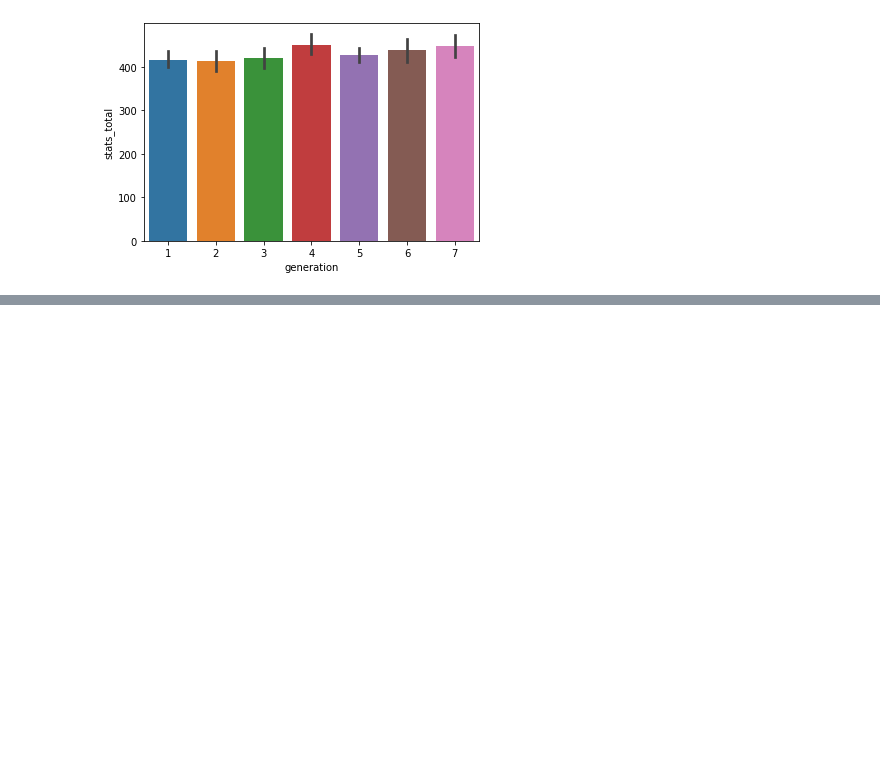
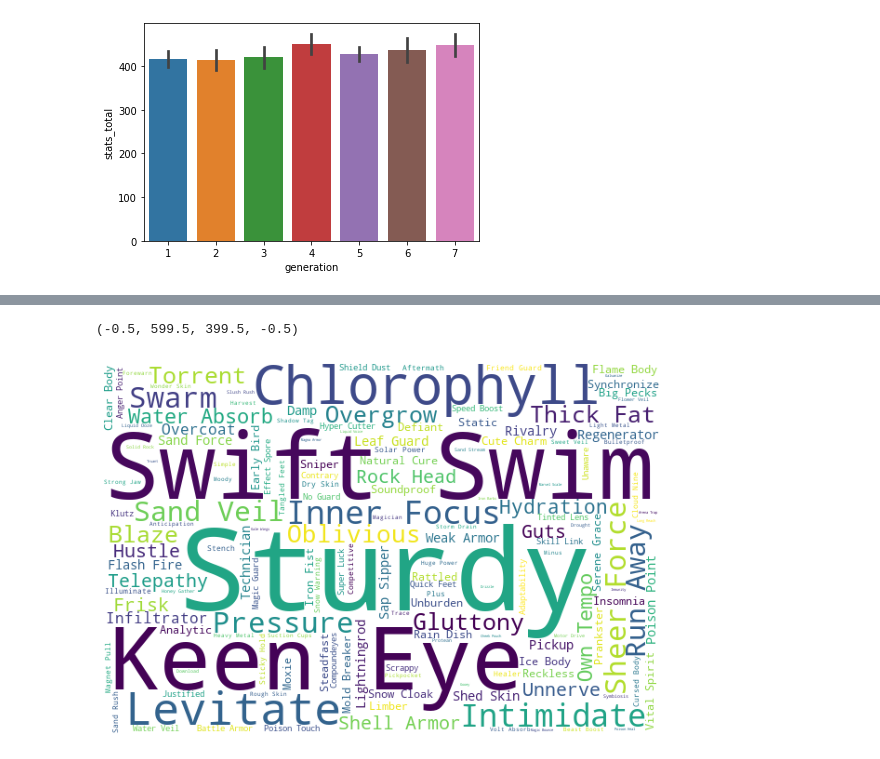
Before and after one commit to Dryluigi/pokemon-eda, a Jupyter notebook: Pokemon EDA.ipynb, the cells around one changed output, grey strips where cells are left out. Drawn from its saved outputs; the diff is of its cells as text; code cells hidden in the pictures; blank space fills up the shorter version.

```diff
--- a/Pokemon EDA.ipynb
+++ b/Pokemon EDA.ipynb
@@ -257,0 +360,6 @@ sns.histplot(data=df['base_egg_steps'])
+# %%
+df.at[773, 'capture_rate'] = 30
+
+df['capture_rate'] = pd.to_numeric(df['capture_rate'])
+
+df['capture_rate'].describe()
@@ -467,0 +656,22 @@ sns.barplot(data=df, x='generation', y='stats_total')
+# %%
+from collections import Counter
+
+def cleanArrayLikeString(string):
+    return string.strip("[]").replace("'", "").split(', ')
+
+cleaned_text = []
+
+for ability in df['abilities']:
+    cleaned_text.extend(cleanArrayLikeString(ability))
+
+cleaned_ability = Counter(cleaned_text)
+# %%
+from wordcloud import WordCloud
+
+plt.figure(figsize=(10, 7))
+plt.imshow(WordCloud(width=600, height=400, background_color="white")
+           .generate_from_frequencies(cleaned_ability))
+plt.axis("off")
+# %% [output]
+(-0.5, 599.5, 399.5, -0.5)
+[figure, added]
```
Also changed, not shown: parts of 37 cells of this notebook.
